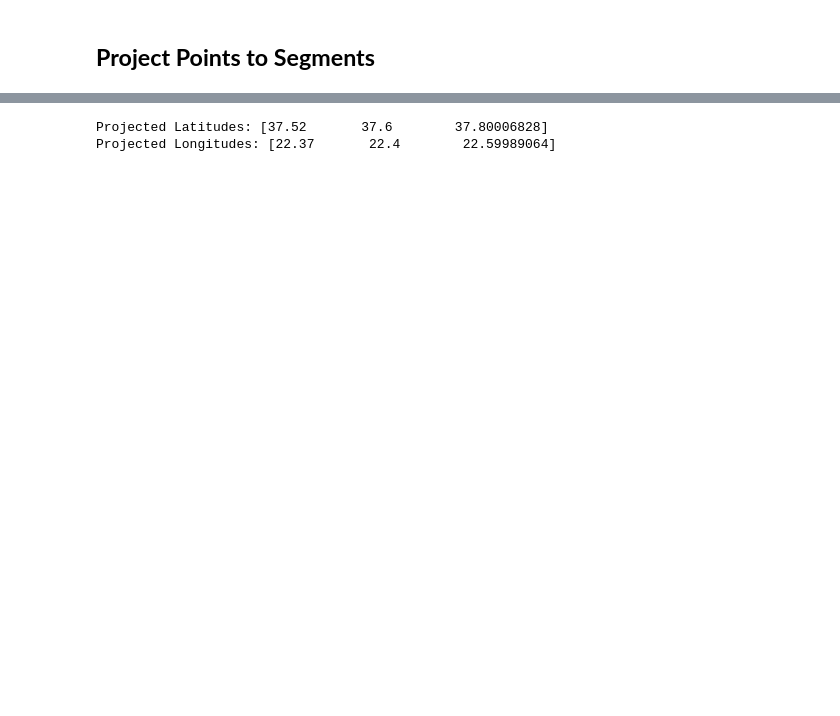
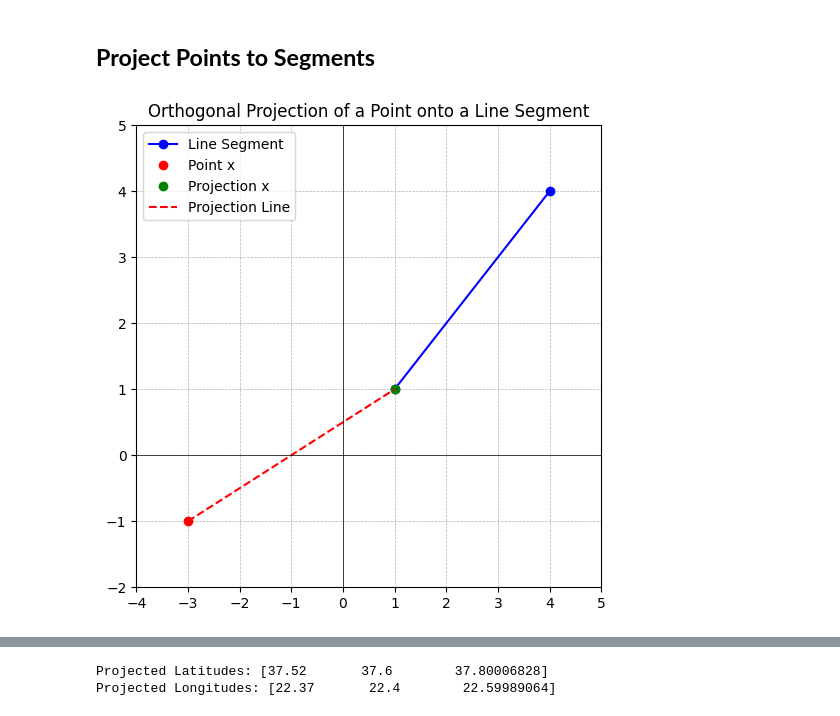
Before and after one commit to GeorgeStyl/Ptyxiaki-Repository, a Jupyter notebook: Python_Scripts/Data_Analysis/projection_to_streets.ipynb, the cells around one changed output, grey strips where cells are left out. Cells and saved outputs as stored; diff of their text form; code cells hidden in the pictures; blank space fills up the shorter version.

Commit message:
created projection of a faulty data point to a road's segment

```diff
--- a/Python_Scripts/Data_Analysis/projection_to_streets.ipynb
+++ b/Python_Scripts/Data_Analysis/projection_to_streets.ipynb
@@ -209,5 +209,70 @@ Name: coordinates, Length: 305, dtype: object
 # %% [markdown]
 ## **Project Points to Segments**
+# %%
+import numpy as np
+import matplotlib.pyplot as plt
+
+def orthogonal_projection(a, b, x):
+    """
+    Compute the orthogonal projection of point x onto the line segment [a, b].
+
+    Parameters:
+    a, b : array-like, shape (2,)
+        Endpoints of the line segment.
+    x : array-like, shape (2,)
+        The point to be projected.
+
+    Returns:
+    x_proj : ndarray, shape (2,)
+        The projected point on the line segment.
+    """
+    a, b, x = map(np.asarray, (a, b, x))
+    ab = b - a  # Direction of the segment
+    ax = x - a  # Vector from a to x
+
+    # Projection scalar (normalized dot product)
+    t = np.dot(ax, ab) / np.dot(ab, ab)
+
+    # Clamp t to ensure projection is within segment
+    t = np.clip(t, 0, 1)
+
+    # Compute the projected point
+    x_proj = a + t * ab
+    return x_proj
+
+def plot_projection(a, b, x):
+    """Plot the line segment, point, and projection."""
+    x_proj = orthogonal_projection(a, b, x)
+
+    plt.figure(figsize=(6, 6))
+
+    # Plot line segment
+    plt.plot([a[0], b[0]], [a[1], b[1]], 'bo-', label='Line Segment')
+
+    # Plot original point
+    plt.plot(x[0], x[1], 'ro', label='Point x')
+
+    # Plot projected point
+    plt.plot(x_proj[0], x_proj[1], 'go', label='Projection x')
+    plt.plot([x[0], x_proj[0]], [x[1], x_proj[1]], 'r--', label='Projection Line')
+
+    plt.xlim(min(a[0], b[0], x[0]) - 1, max(a[0], b[0], x[0]) + 1)
+    plt.ylim(min(a[1], b[1], x[1]) - 1, max(a[1], b[1], x[1]) + 1)
+    plt.axhline(0, color='black', linewidth=0.5)
+    plt.axvline(0, color='black', linewidth=0.5)
+    plt.grid(True, linestyle='--', linewidth=0.5)
+    plt.legend()
+    plt.title("Orthogonal Projection of a Point onto a Line Segment")
+    plt.show()
+
+# Example usage
+a = np.array([1, 1])
+b = np.array([4, 4])
+x = np.array([-3, -1])  # Point to be projected
+
+plot_projection(a, b, x)
+# %% [output]
+[figure, added]
 # %%
 import numpy as np
 
```
Also changed, not shown: parts of 9 cells of this notebook.
